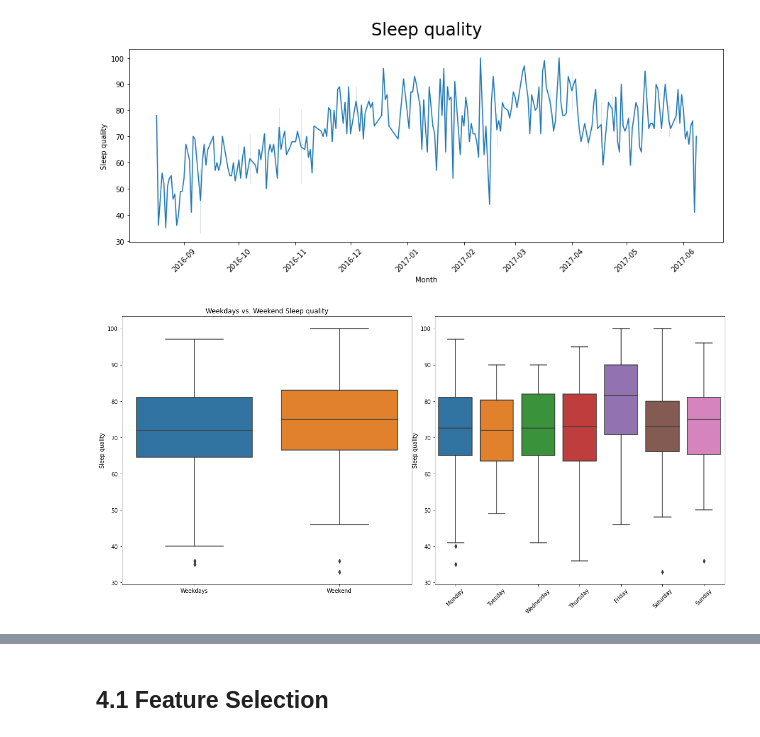
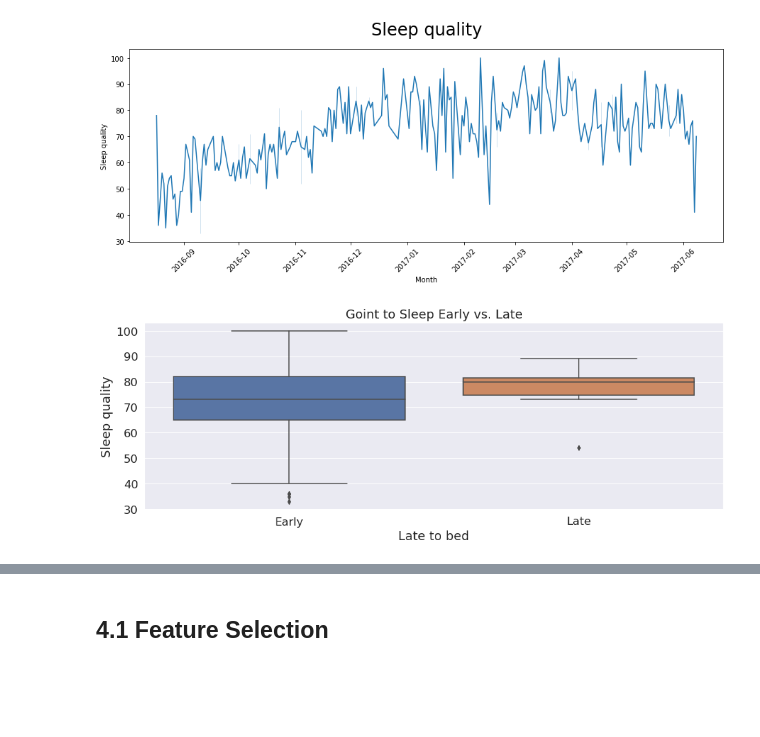
Before and after one commit to AkseliManninen/Sleep-Analysis-ML, a Jupyter notebook: SleepAnalysis.ipynb, the cells around one changed output, grey strips where cells are left out. Saved outputs shown, nothing was run; the diff lists cells and outputs as text; code cells hidden in the pictures; blank space fills up the shorter version.

```diff
--- a/SleepAnalysis.ipynb
+++ b/SleepAnalysis.ipynb
@@ -131,7 +132,7 @@ dtype: int64
 # %%
 data_cleaned = sleepdata.copy()
 
-# Dropping columns "Start", "End", "Wake up" "Heart rate"
+# Dropping columns "End", "Wake up" "Heart rate"
 data_cleaned = data_cleaned.drop(["End", "Wake up", "Heart rate"], axis = 1)
 
 # Dropping rows where "Sleep quality", "Sleep Notes" or is NA
@@ -154,6 +155,9 @@ for row in range(data_cleaned.shape[0]):
 data_cleaned["Sleep quality"] = data_cleaned["Sleep quality"].apply(lambda row: int(row[:-1]))
 data_cleaned["Time in bed"] = pd.to_numeric(data_cleaned["Time in bed"])
 
+# Creating Late to Bed
+data_cleaned["Late to bed"] = pd.to_datetime(data_cleaned["Start"]).dt.hour.map(lambda x: int(x < 6 and x > 0))
+
 # Creating Weekend and Weekday Features
 data_cleaned["Start"] = pd.to_datetime(data_cleaned["Start"]).dt.date
 data_cleaned["Weekend"] = pd.to_datetime(data_cleaned["Start"]).dt.dayofweek
@@ -253,23 +257,13 @@ plt.show()
 [figure]
 # %%
 # Initialize a figure
-fig, (ax1, ax2) = plt.subplots(1, 2, figsize = (16,8))
-fig.tight_layout(rect=[0, 0.03, 1, 0.95])
+plt.figure(figsize=(15,5))
 
 # Make a boxplot with seaborn
-sns.boxplot(x=data_cleaned['Weekend'], y=data_cleaned['Sleep quality'], ax=ax1)
-ax1.set_title("Weekdays vs. Weekend Sleep quality")
-ax1.set_xticklabels(["Weekdays", "Weekend"])
-ax1.set(xlabel=None)
+ax = sns.boxplot(x=data_cleaned['Late to bed'], y=data_cleaned['Sleep quality'])
+plt.title("Goint to Sleep Early vs. Late")
+ax.set_xticklabels(["Early", "Late"])
 
-order = ['Monday','Tuesday','Wednesday','Thursday','Friday','Saturday','Sunday']
-
-# Make a boxplot with seaborn
-sns.boxplot(x=data_cleaned['Weekday'], y=data_cleaned['Sleep quality'], ax=ax2, order = order)
-ax2.set_xlabel("Weekday")
-ax2.set(xlabel=None)
-ax2.set_xticklabels(ax2.get_xticklabels(), rotation = 45)
-plt.savefig('Sleep_quality_weekday.png')
 plt.show()
 # %% [output]
-[figure, old version]
+[figure, new version]
```
Also changed, not shown: parts of 13 cells of this notebook.
